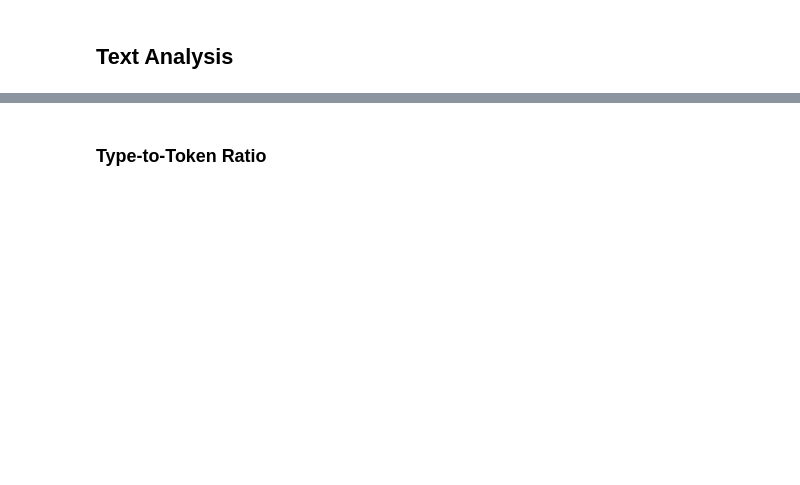
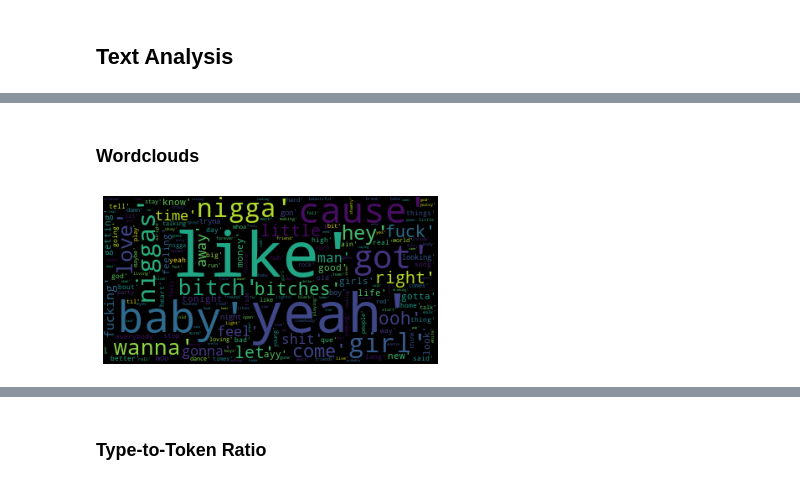
Before and after one commit to catbaker3/final, a Jupyter notebook: Final- Alt Dataset.ipynb, the cells around one changed output, grey strips where cells are left out. Cells and saved outputs as stored; diff of their text form; code cells hidden in the pictures; blank space fills up the shorter version.

```diff
--- a/Final- Alt Dataset.ipynb
+++ b/Final- Alt Dataset.ipynb
@@ -460,0 +353,2 @@ lyrics_2009
+# %% [markdown]
+### Wordclouds
@@ -460,0 +359,13 @@ lyrics_2009
+# %%
+# Set the file to the lyrics CSV
+text = open('billboard_lyrics_year.csv').read()
+# %%
+# Create the wordcloud
+wordcloud = WordCloud(stopwords=STOP_WORDS, collocations=False).generate(text)
+
+# Generate plot
+plt.imshow(wordcloud)
+plt.axis("off")
+plt.show()
+# %% [output]
+[figure, added]
```
Also changed, not shown: parts of 67 cells of this notebook.
